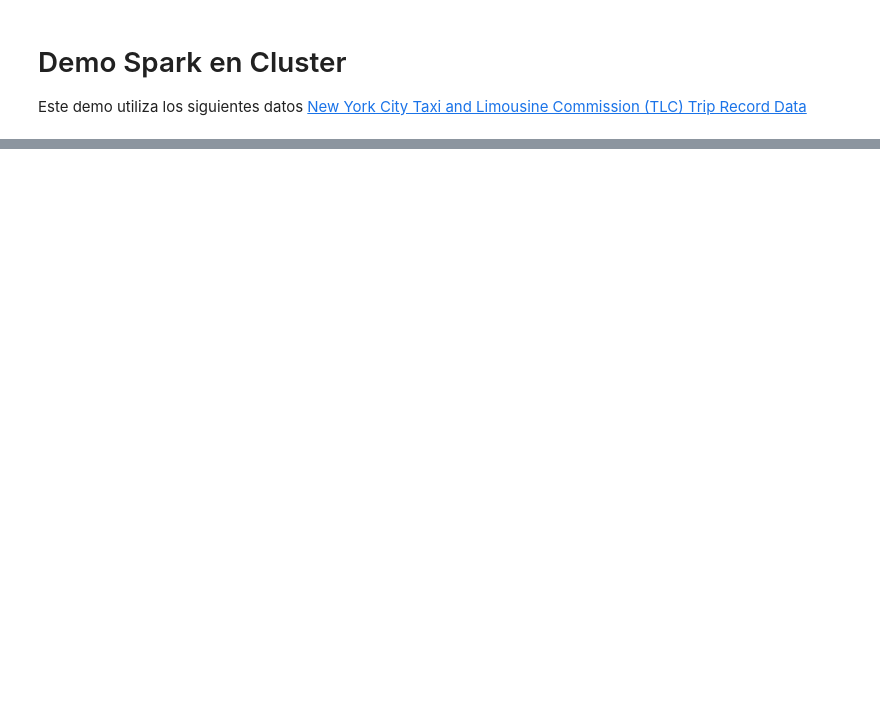
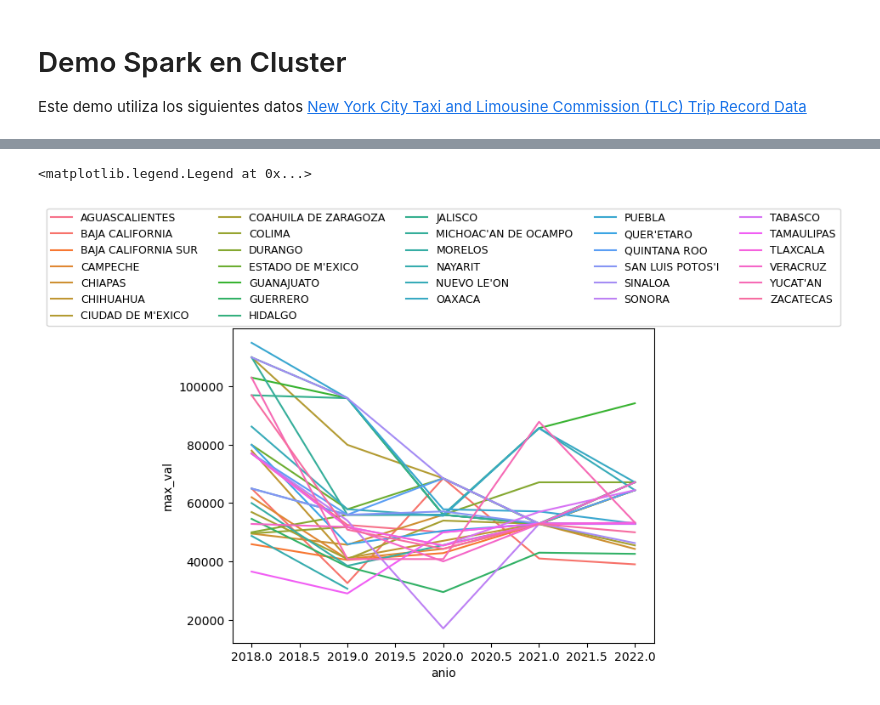
Before and after one commit to BrandonHT/distributed-computing-aws, a Jupyter notebook: parteA.ipynb, the cells around one changed output, grey strips where cells are left out. Saved outputs shown, nothing was run; the diff lists cells and outputs as text; code cells hidden in the pictures; blank space fills up the shorter version.

```diff
--- a/parteA.ipynb
+++ b/parteA.ipynb
@@ -253,0 +334,16 @@ veas el desempeño en tiempo y costo.
+# %%
+import pandas as pd
+import seaborn as sns
+import matplotlib.pyplot as plt
+
+col_names = ["estado", "anio", "max_val"]
+serie_tiempo_csv = pd.read_csv("serie_tiempo.csv", names=col_names, header=None)
+serie_tiempo_csv["anio"] = serie_tiempo_csv["anio"].astype("int")
+# %%
+sns.lineplot(data=serie_tiempo_csv, x="anio", y="max_val", hue="estado")
+plt.legend(loc='upper center', bbox_to_anchor=(.5, 1.4),
+          ncol=5, fancybox=True, fontsize=9)
+#plt.legend(loc='lower center', fontsize="5")
+# %% [output]
+<matplotlib.legend.Legend at 0x...>
+[figure, added]
```
Also changed, not shown: parts of 69 cells of this notebook, 1 other file.
